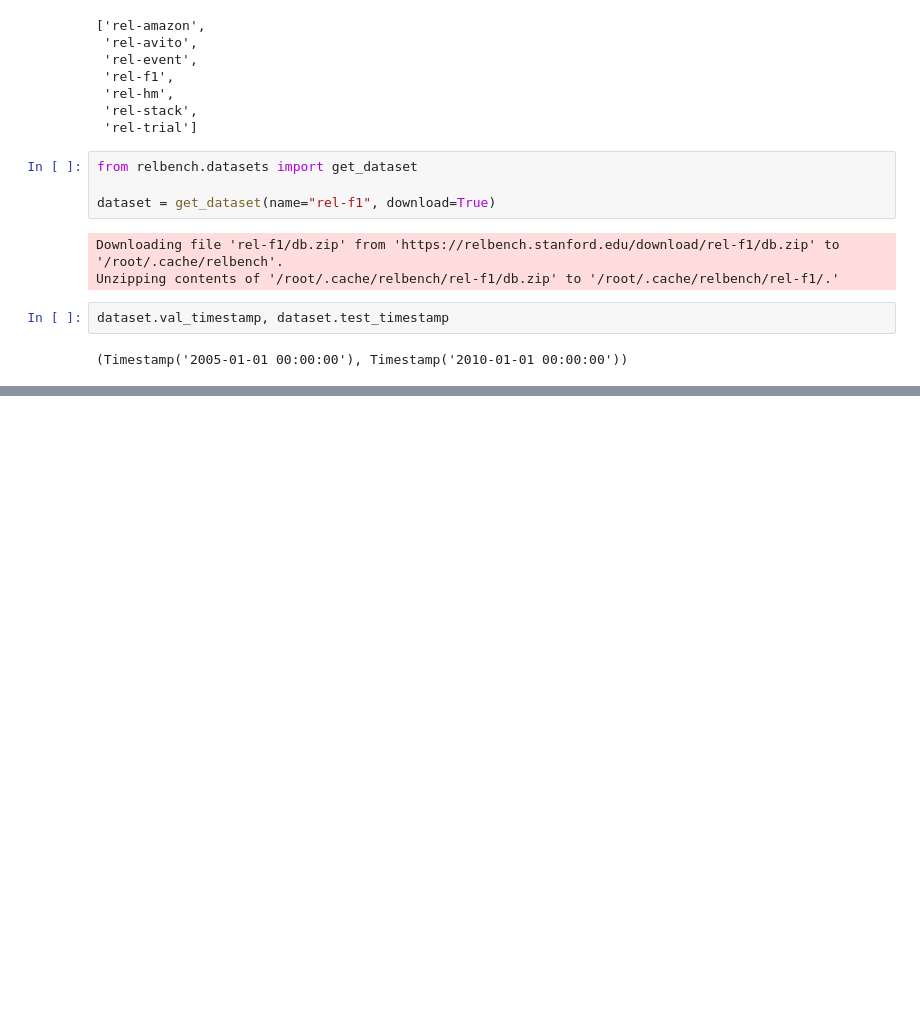
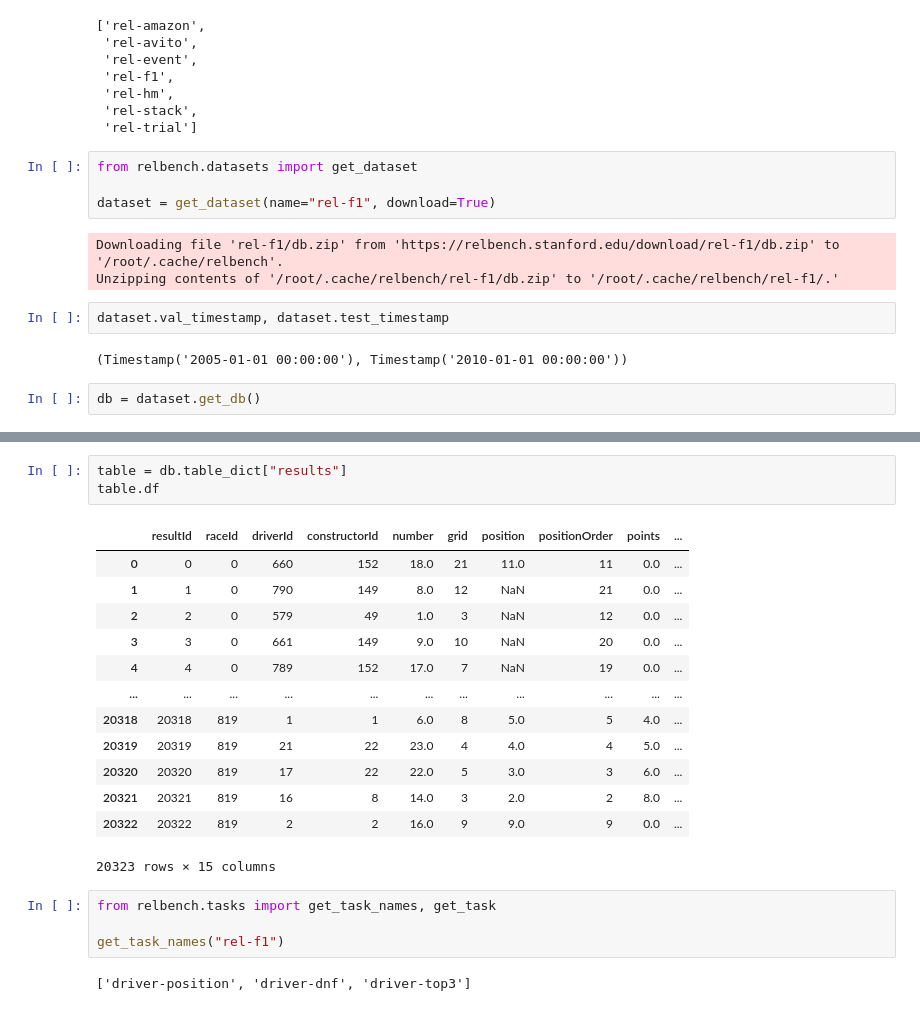
Before and after one commit to AnantChandra/google-colab, a Jupyter notebook: relbench_f1_dataset.ipynb, the cells around one changed output, grey strips where cells are left out. Saved outputs shown, nothing was run; the diff lists cells and outputs as text; blank space fills up the shorter version.

```diff
--- a/relbench_f1_dataset.ipynb
+++ b/relbench_f1_dataset.ipynb
@@ -49,3 +49,5 @@ Unzipping contents of '/root/.cache/relbench/rel-f1/db.zip' to '/root/.cache/rel
 dataset.val_timestamp, dataset.test_timestamp
 # %% [output]
 (Timestamp('2005-01-01 00:00:00'), Timestamp('2010-01-01 00:00:00'))
+# %%
+db = dataset.get_db()
@@ -51,0 +114,23 @@ dataset.val_timestamp, dataset.test_timestamp
+# %%
+table = db.table_dict["results"]
+table.df
+# %% [output]
+|  | resultId | raceId | driverId | constructorId | number | grid | position | positionOrder | points | ... |
+| 0 | 0 | 0 | 660 | 152 | 18.0 | 21 | 11.0 | 11 | 0.0 | ... |
+| 1 | 1 | 0 | 790 | 149 | 8.0 | 12 | NaN | 21 | 0.0 | ... |
+| 2 | 2 | 0 | 579 | 49 | 1.0 | 3 | NaN | 12 | 0.0 | ... |
+| 3 | 3 | 0 | 661 | 149 | 9.0 | 10 | NaN | 20 | 0.0 | ... |
+| 4 | 4 | 0 | 789 | 152 | 17.0 | 7 | NaN | 19 | 0.0 | ... |
+| ... | ... | ... | ... | ... | ... | ... | ... | ... | ... | ... |
+| 20318 | 20318 | 819 | 1 | 1 | 6.0 | 8 | 5.0 | 5 | 4.0 | ... |
+| 20319 | 20319 | 819 | 21 | 22 | 23.0 | 4 | 4.0 | 4 | 5.0 | ... |
+| 20320 | 20320 | 819 | 17 | 22 | 22.0 | 5 | 3.0 | 3 | 6.0 | ... |
+| 20321 | 20321 | 819 | 16 | 8 | 14.0 | 3 | 2.0 | 2 | 8.0 | ... |
+| 20322 | 20322 | 819 | 2 | 2 | 16.0 | 9 | 9.0 | 9 | 0.0 | ... |
+20323 rows × 15 columns
+# %%
+from relbench.tasks import get_task_names, get_task
+
+get_task_names("rel-f1")
+# %% [output]
+['driver-position', 'driver-dnf', 'driver-top3']
```
Also changed, not shown: parts of 11 cells of this notebook.
